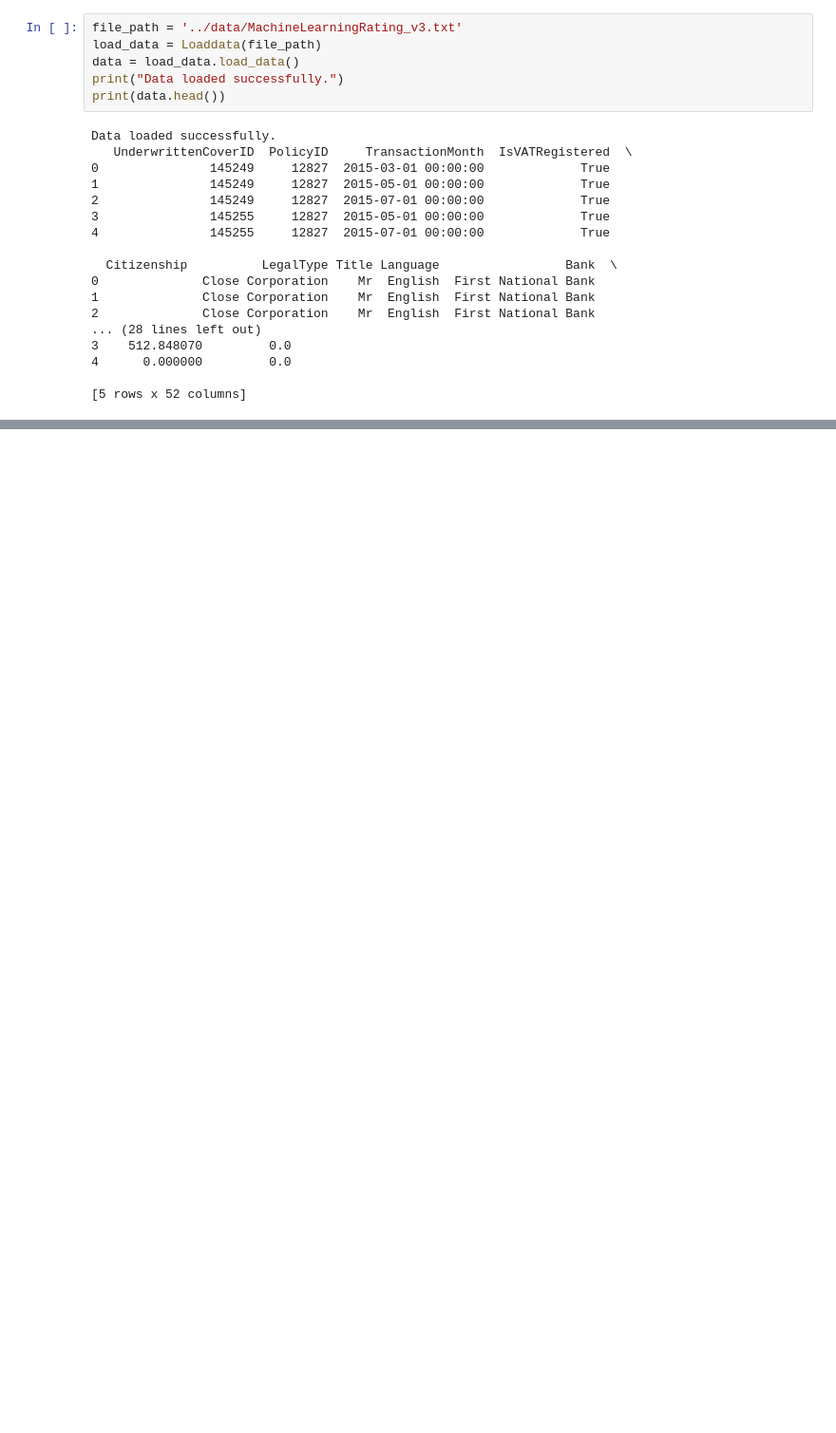
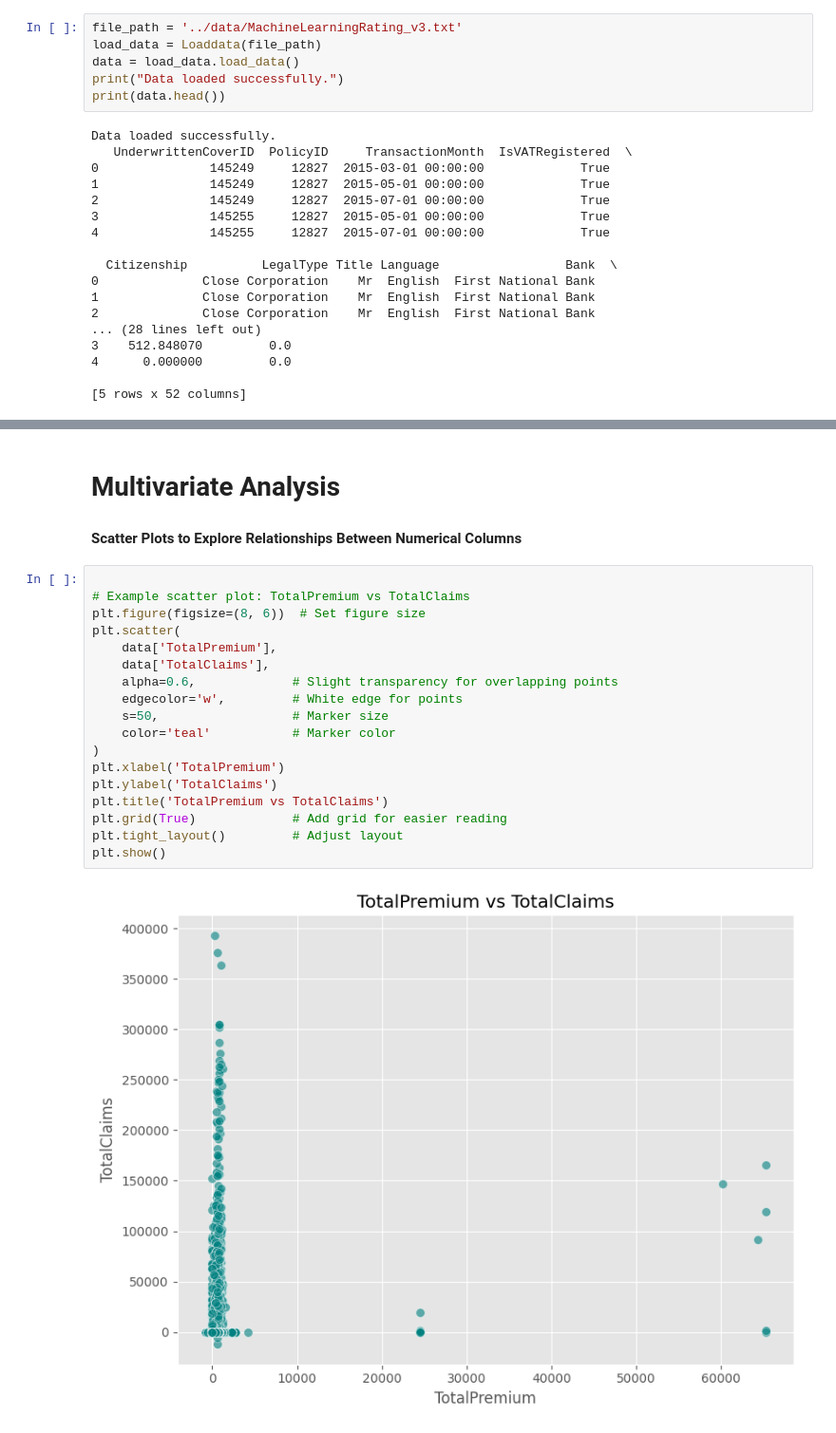
Before and after one commit to Mzluci9/-Insurance_Risk-_Analytics_-_Predictive_Modeling, a Jupyter notebook: notebooks/task_1_EDA.ipynb, the cells around one changed output, grey strips where cells are left out. Shown at 95% size. Cells and saved outputs as stored; diff of their text form; blank space fills up the shorter version.

```diff
--- a/notebooks/task_1_EDA.ipynb
+++ b/notebooks/task_1_EDA.ipynb
@@ -36,0 +156,23 @@ Data loaded successfully.
+# %% [markdown]
+#  Multivariate Analysis
+#### Scatter Plots to Explore Relationships Between Numerical Columns
+# %%
+
+# Example scatter plot: TotalPremium vs TotalClaims
+plt.figure(figsize=(8, 6))  # Set figure size
+plt.scatter(
+    data['TotalPremium'],
+    data['TotalClaims'],
+    alpha=0.6,             # Slight transparency for overlapping points
+    edgecolor='w',         # White edge for points
+    s=50,                  # Marker size
+    color='teal'           # Marker color
+)
+plt.xlabel('TotalPremium')
+plt.ylabel('TotalClaims')
+plt.title('TotalPremium vs TotalClaims')
+plt.grid(True)             # Add grid for easier reading
+plt.tight_layout()         # Adjust layout
+plt.show()
+# %% [output]
+[figure, added]
```
Also changed, not shown: parts of 19 cells of this notebook, 2 other files.
